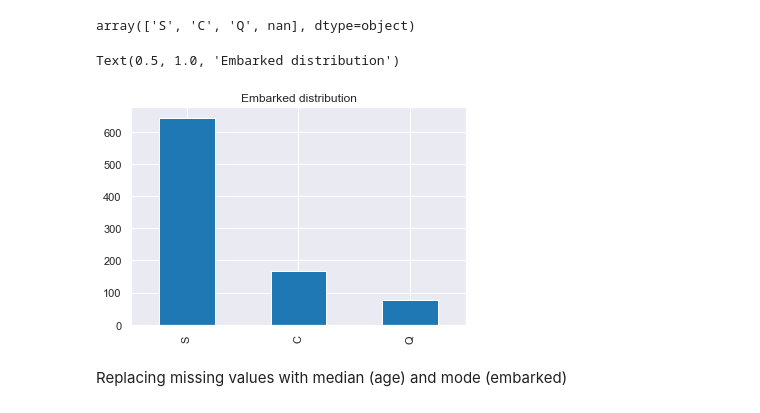
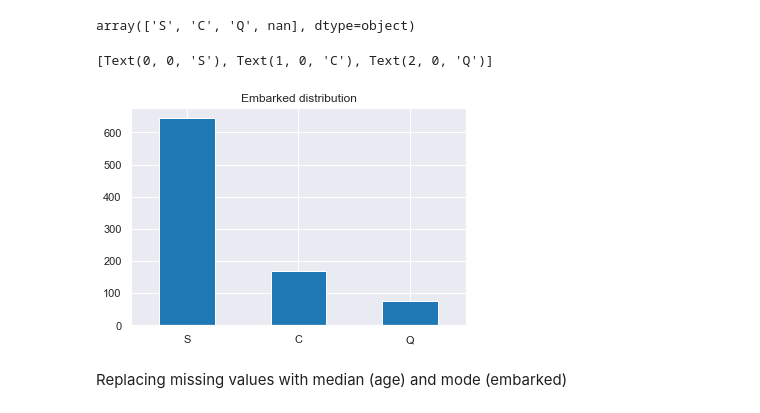
Before and after one commit to golecalicja/titanic-survivor-prediction, a Jupyter notebook: Titanic Survivor Prediction.ipynb, the cells around one changed output. Saved outputs shown, nothing was run; the diff lists cells and outputs as text; code cells hidden in the pictures.

```diff
--- a/Titanic Survivor Prediction.ipynb
+++ b/Titanic Survivor Prediction.ipynb
@@ -127,11 +127,12 @@ df_train["embarked"].unique()
 # %% [output]
 array(['S', 'C', 'Q', nan], dtype=object)
 # %%
-df_train["embarked"].value_counts().plot(kind="bar")
+ax = df_train["embarked"].value_counts().plot(kind="bar")
 plt.title("Embarked distribution")
+ax.set_xticklabels(["S", "C", "Q"], rotation = 0)
 # %% [output]
-Text(0.5, 1.0, 'Embarked distribution')
+[Text(0, 0, 'S'), Text(1, 0, 'C'), Text(2, 0, 'Q')]
-[figure, old version]
+[figure, new version]
 # %% [markdown]
 Replacing missing values with median (age) and mode (embarked)
 # %%
```
Also changed, not shown: parts of 10 cells of this notebook.
